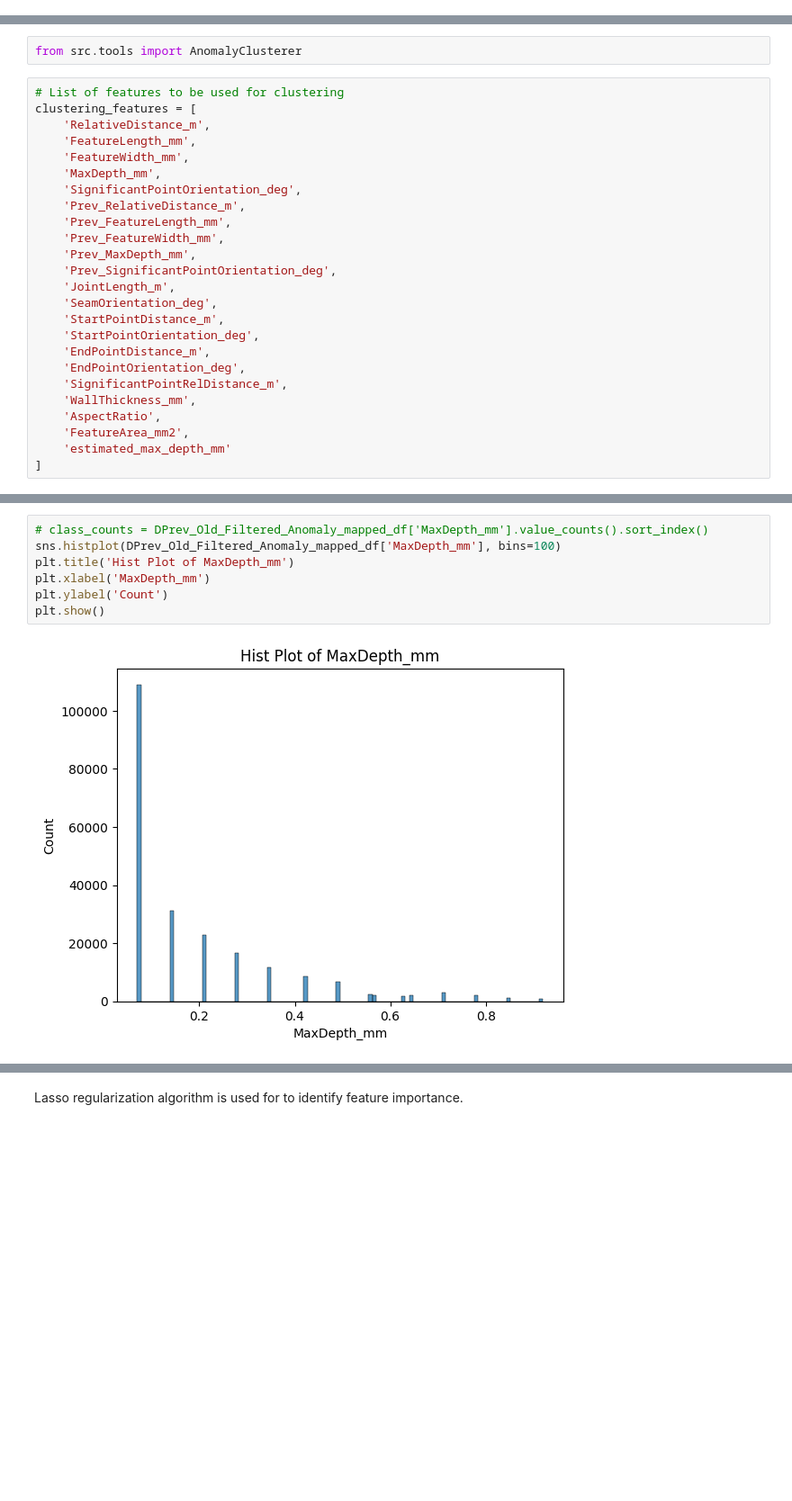
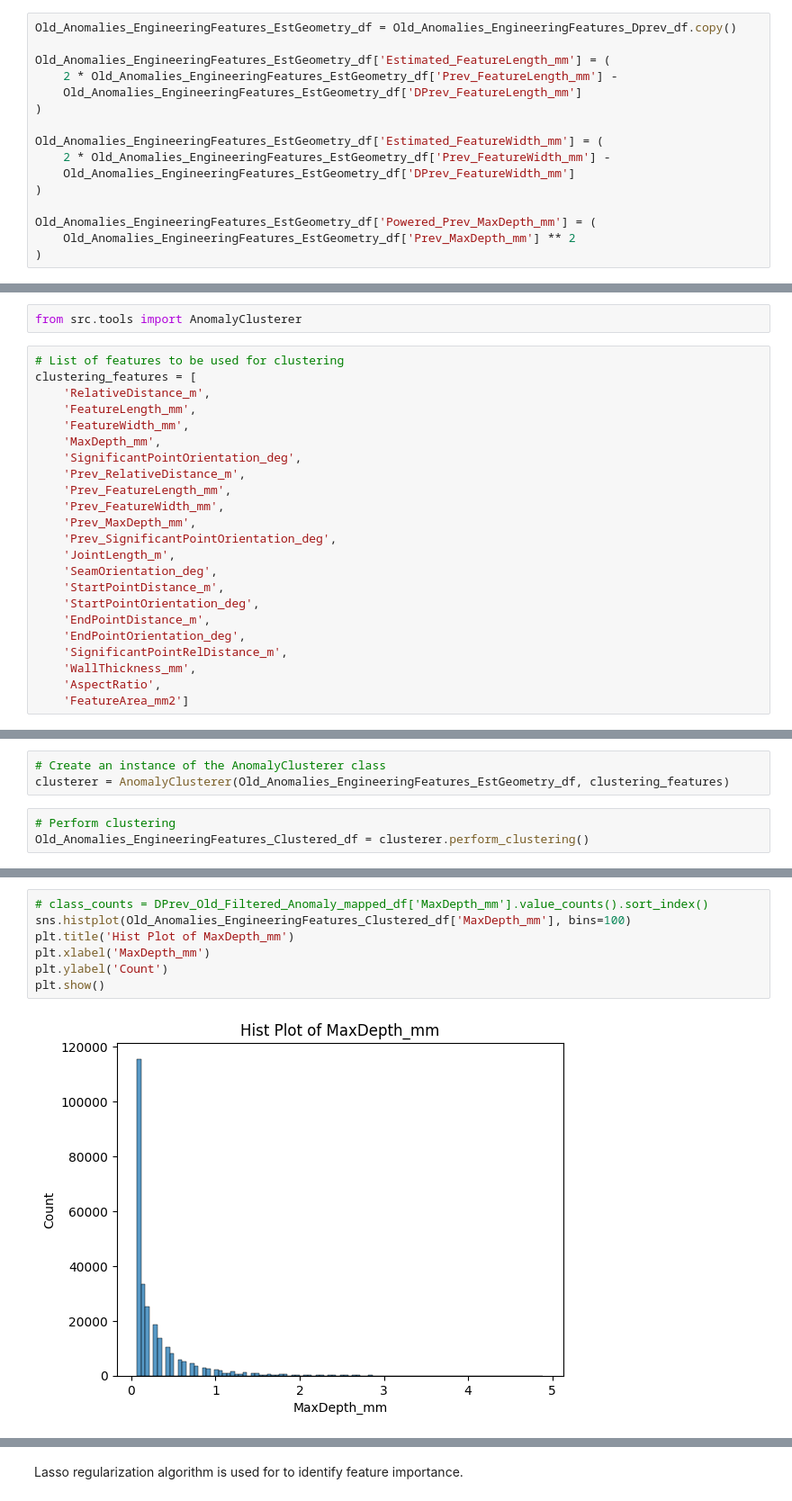
Before and after one commit to Farhad-Davaripour/AI_Applications_in_Pipeline_Engineering, a Jupyter notebook: demo.ipynb, the cells around one changed output, grey strips where cells are left out. Shown at 90% size. Saved outputs shown, nothing was run; the diff lists cells and outputs as text; blank space fills up the shorter version.

```diff
--- a/demo.ipynb
+++ b/demo.ipynb
@@ -312,0 +390,16 @@ DPrev_Old_Filtered_Anomaly_mapped_df.dropna(inplace=True)
+# %%
+Old_Anomalies_EngineeringFeatures_EstGeometry_df = Old_Anomalies_EngineeringFeatures_Dprev_df.copy()
+
+Old_Anomalies_EngineeringFeatures_EstGeometry_df['Estimated_FeatureLength_mm'] = (
+    2 * Old_Anomalies_EngineeringFeatures_EstGeometry_df['Prev_FeatureLength_mm'] -
+    Old_Anomalies_EngineeringFeatures_EstGeometry_df['DPrev_FeatureLength_mm']
+)
+
+Old_Anomalies_EngineeringFeatures_EstGeometry_df['Estimated_FeatureWidth_mm'] = (
+    2 * Old_Anomalies_EngineeringFeatures_EstGeometry_df['Prev_FeatureWidth_mm'] -
+    Old_Anomalies_EngineeringFeatures_EstGeometry_df['DPrev_FeatureWidth_mm']
+)
+
+Old_Anomalies_EngineeringFeatures_EstGeometry_df['Powered_Prev_MaxDepth_mm'] = (
+    Old_Anomalies_EngineeringFeatures_EstGeometry_df['Prev_MaxDepth_mm'] ** 2
+)
@@ -334,6 +429,4 @@ clustering_features = [
     'SignificantPointRelDistance_m',
     'WallThickness_mm',
     'AspectRatio',
-    'FeatureArea_mm2',
-    'estimated_max_depth_mm'
-]
+    'FeatureArea_mm2']
@@ -346,0 +433,6 @@ clusterer.visualize_clusters()
+# %%
+# Create an instance of the AnomalyClusterer class
+clusterer = AnomalyClusterer(Old_Anomalies_EngineeringFeatures_EstGeometry_df, clustering_features)
+# %%
+# Perform clustering
+Old_Anomalies_EngineeringFeatures_Clustered_df = clusterer.perform_clustering()
@@ -349,10 +446,10 @@ clusterer.visualize_clusters()
 # %%
 # class_counts = DPrev_Old_Filtered_Anomaly_mapped_df['MaxDepth_mm'].value_counts().sort_index()
-sns.histplot(DPrev_Old_Filtered_Anomaly_mapped_df['MaxDepth_mm'], bins=100)
+sns.histplot(Old_Anomalies_EngineeringFeatures_Clustered_df['MaxDepth_mm'], bins=100)
 plt.title('Hist Plot of MaxDepth_mm')
 plt.xlabel('MaxDepth_mm')
 plt.ylabel('Count')
 plt.show()
 # %% [output]
-[figure, old version]
+[figure, new version]
 # %% [markdown]
```
Also changed, not shown: parts of 104 cells of this notebook, 1 other file.
